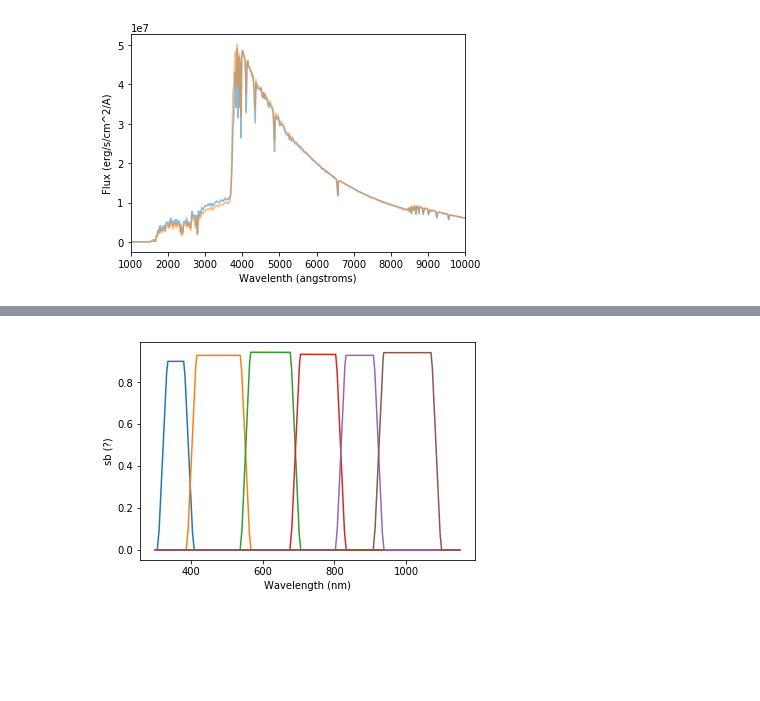
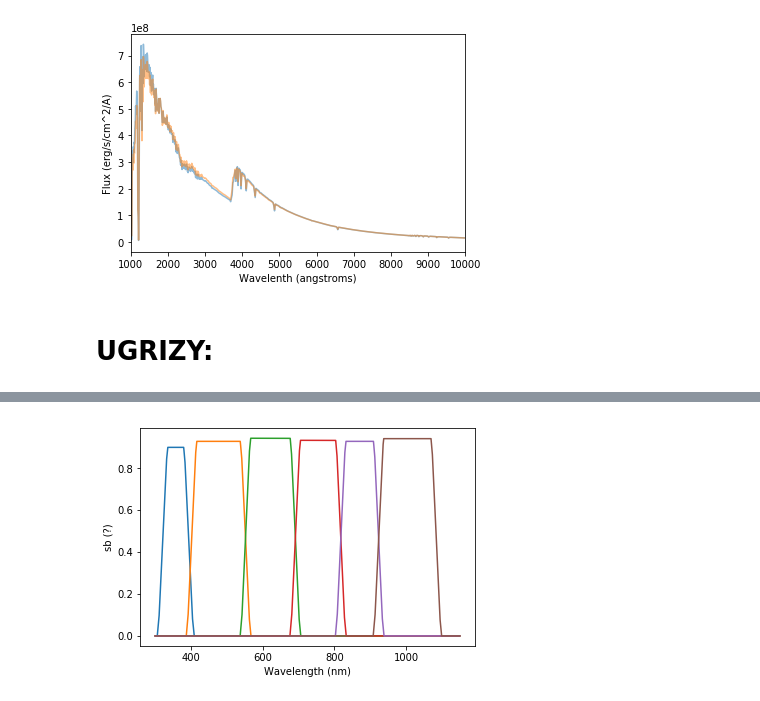
Before and after one commit to yoachim/LSST_narrowband, a Jupyter notebook: lsst_narrowband_spectra_templates.ipynb, the cells around one changed output, grey strips where cells are left out. Saved outputs shown, nothing was run; the diff lists cells and outputs as text; code cells hidden in the pictures; blank space fills up the shorter version.

```diff
--- a/lsst_narrowband_spectra_templates.ipynb
+++ b/lsst_narrowband_spectra_templates.ipynb
@@ -51,10 +24,10 @@ HISTORY   header) to log_g = +5.0 (g50 in the column header).
 # %%
 # Let's see what a few of them look like
-plt.plot(spec_table['WAVELENGTH'], spec_table['g15'], alpha=0.5)
-plt.plot(spec_table['WAVELENGTH'], spec_table['g05'], alpha=.5)
+plt.plot(spec_table['WAVELENGTH'], spec_table['g30'], alpha=0.5)
+plt.plot(spec_table['WAVELENGTH'], spec_table['g25'], alpha=.5)
 # Always always keep track of units!
 plt.xlabel('Wavelenth (angstroms)')
 plt.ylabel('Flux (erg/s/cm^2/A)')
 plt.xlim([1000,10000]);
 # %% [output]
-[figure, old version]
+[figure, new version]
@@ -71 +34,3 @@ my_sed = Sed(wavelen=spec_table['WAVELENGTH']/10., flambda=spec_table['g15']*10)
+# %% [markdown]
+# UGRIZY:
 # %%
```
Also changed, not shown: parts of 23 cells of this notebook, 31 other files.
